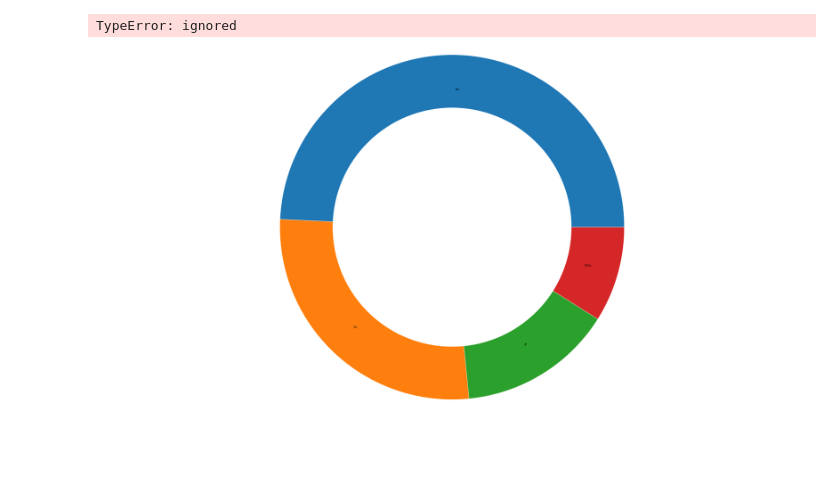
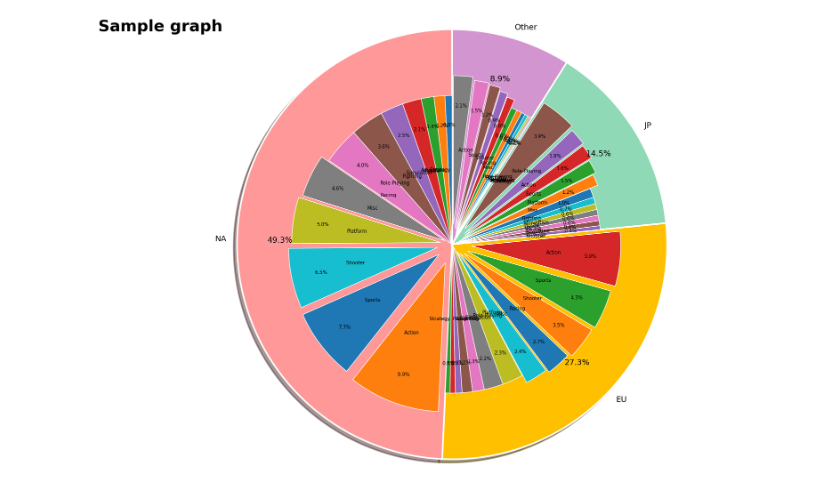
Before and after one commit to momotonton/portfolio-web, a Jupyter notebook: Project_1.ipynb, the cells around one changed output. Cells and saved outputs as stored; diff of their text form; code cells hidden in the pictures; blank space fills up the shorter version.

```diff
--- a/Project_1.ipynb
+++ b/Project_1.ipynb
@@ -405,30 +347,0 @@ len(sumsum),len(sumindex)
-# %%
-width_num = 0.4
-import matplotlib.pyplot as plt
-plt.rcParams['figure.figsize'] = [50, 24]
-
-fig,ax = plt.subplots()
-ax.axis('equal')
-pie_outside,_ = ax.pie(sales_sum,
-                       radius=1.3,
-                       labels=sales_name,
-                       labeldistance=0.8,
-
-                       )
-plt.setp(pie_outside,
-          width=width_num,
-          edgecolor='white')
-#Inner ring
-pie_inside, plt_labels, junk = \
-  ax.pie(sumsum,
-         radius=(1.3 - width_num),
-         ncols=2,
-         nrows=2,
-         labels = sumindex,
-         labeldistance=0.5,
-         )
-
-len(sumsum)
-# %% [output]
-TypeError: ignored
-[figure, removed]
@@ -455,0 +348,46 @@ plt.show()
+# %%
+width_num = 0.4
+explode = [0.1, 0.1, 0.05, 0.05]
+explode2 = [0,0,0,0,0,0,0,0.05,0.07,0.09,0.1,0.12,
+            0,0,0,0,0,0,0,0.05,0.07,0.09,0.1,0.12,
+            0,0,0,0,0,0,0,0.05,0.07,0.09,0.1,0.12,
+            0,0,0,0,0,0,0,0.05,0.07,0.09,0.1,0.12]
+
+import matplotlib.pyplot as plt
+plt.rcParams['figure.figsize'] = [40, 24]
+
+fig,ax = plt.subplots()
+ax.axis('equal')
+pie_outside= ax.pie(sales_sum,
+                    radius=1.3,
+                    labels=sales_name,
+                    labeldistance = 1.05,
+                    autopct='%.1f%%',
+                    pctdistance=0.8,
+                    colors = ['#ff9999', '#ffc000', '#8fd9b6', '#d395d0'],
+                    #counterclock=False,
+                    shadow=True,
+                    startangle=90,
+                    textprops={'fontsize': 25},
+                    wedgeprops={"edgecolor":"white",'linewidth': 5, 'antialiased': True})
+
+pie_inside= ax.pie(sumsum,
+         radius=(1.3 - width_num),
+         labels = sumindex,
+         labeldistance=0.5,
+         autopct='%.1f%%',
+         pctdistance=0.8,
+         #counterclock=False,
+         explode=explode2,
+         startangle=90,
+         wedgeprops={"edgecolor":"white",'linewidth': 1.8, 'antialiased': True},
+         textprops={'fontsize': 15})
+
+title_font = {
+    'fontsize': 50,
+    'fontweight': 'bold'
+}
+plt.title('Sample graph', fontdict=title_font, loc='left', pad=20)
+plt.show()
+# %% [output]
+[figure, added]
```
Also changed, not shown: parts of 5 cells of this notebook.
